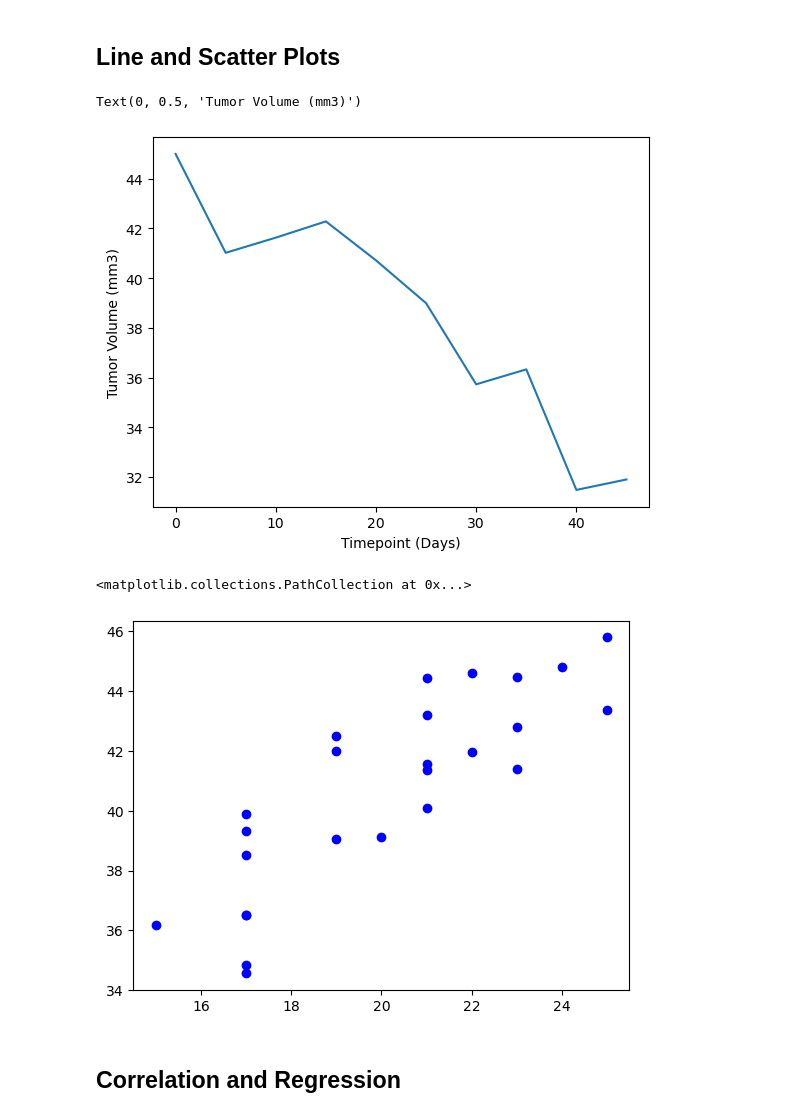
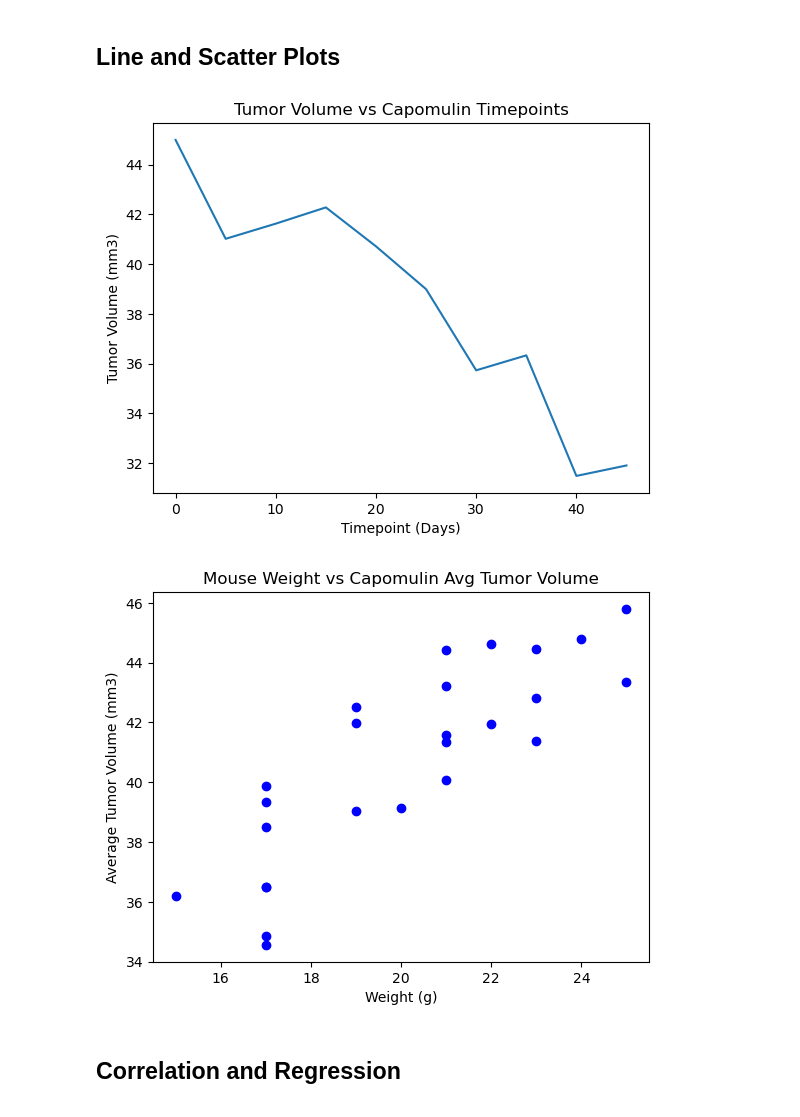
Before and after one commit to matthewjgarcia/Data_Visualization, a Jupyter notebook: pymaceuticals_starter.ipynb, the cells around one changed output. Saved outputs shown, nothing was run; the diff lists cells and outputs as text; code cells hidden in the pictures.

```diff
--- a/pymaceuticals_starter.ipynb
+++ b/pymaceuticals_starter.ipynb
@@ -263,19 +268,20 @@ plt.show()
 # %%
 # Generate a line plot of tumor volume vs. time point for a single mouse treated with Capomulin
 #The example uses mouse id l509, but I used y793
 #To do this with a different id, I would just replace
 #The "Mouse ID" with whatever id I want to check
 mice_id = list(cleaner_df.loc[cleaner_df["Mouse ID"] =='y793'])
 capo_mouse_id_df = cleaner_df.loc[(cleaner_df["Drug Regimen"] == 'Capomulin') & (cleaner_df["Mouse ID"] == 'y793')]
 capo_mouse_id_df[["Mouse ID","Tumor Volume (mm3)", 'Timepoint' ]].reset_index(drop= True)
 plt.xticks(fontsize=10)
 plt.yticks(fontsize=10)
 plt.plot(capo_mouse_id_df["Timepoint"], capo_mouse_id_df["Tumor Volume (mm3)"])
 plt.xlabel("Timepoint (Days)")
 plt.ylabel("Tumor Volume (mm3)")
+plt.title("Tumor Volume vs Capomulin Timepoints")
+plt.show()
 # %% [output]
-Text(0, 0.5, 'Tumor Volume (mm3)')
-[figure, old version]
+[figure, new version]
 # %%
 # Generate a scatter plot of mouse weight vs. the average observed tumor volume for the entire Capomulin regimen
 capomulin_data = cleaner_df.loc[(cleaner_df["Drug Regimen"] == "Capomulin"), :]
@@ -286,8 +292,9 @@ avg_mouse_weight = cap_data_for_mean.groupby(["Mouse ID"]).mean()
 plt.scatter(avg_mouse_weight['Weight (g)'],avg_mouse_weight['Tumor Volume (mm3)'], color="blue")
 plt.xlabel("Weight (g)")
 plt.ylabel("Average Tumor Volume (mm3)")
+plt.title("Mouse Weight vs Capomulin Avg Tumor Volume")
+plt.show()
 # %% [output]
-<matplotlib.collections.PathCollection at 0x...>
-[figure, old version]
+[figure, new version]
 # %% [markdown]
 ## Correlation and Regression
```
Also changed, not shown: parts of 5 cells of this notebook, 1 other file.
